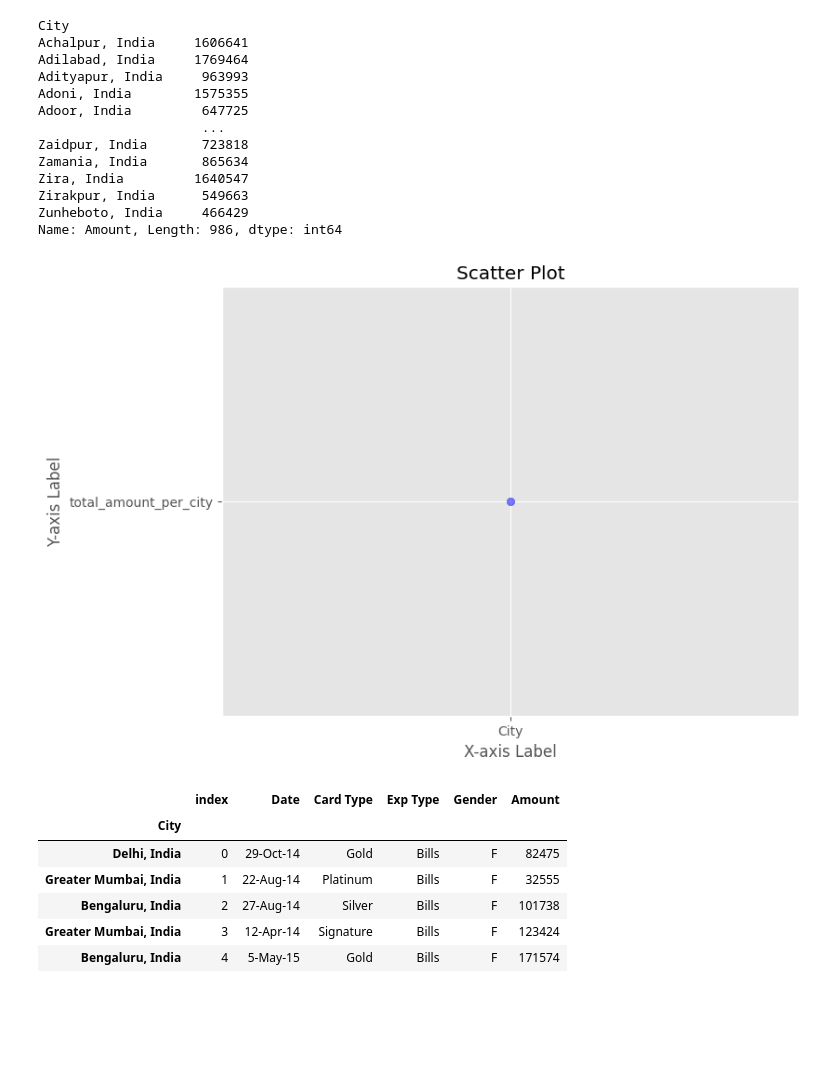
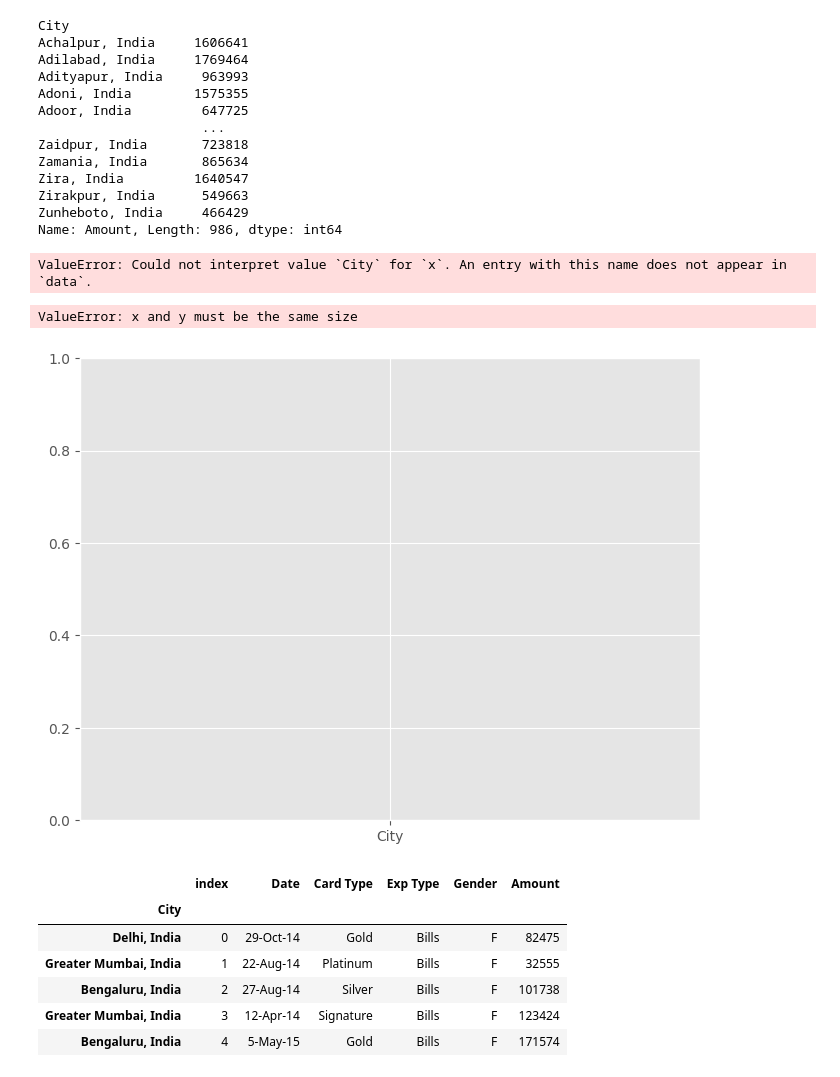
Before and after one commit to DeeptiVeena/Credit_Card_Analysis, a Jupyter notebook: Credit_card.ipynb, the cells around one changed output. Drawn from its saved outputs; the diff is of its cells as text; code cells hidden in the pictures; blank space fills up the shorter version.

```diff
--- a/Credit_card.ipynb
+++ b/Credit_card.ipynb
@@ -65,17 +65,23 @@ Zira, India         1640547
 Zirakpur, India      549663
 Zunheboto, India     466429
 Name: Amount, Length: 986, dtype: int64
-# %%
-total_amount_per_city = total_amount_per_city.values
+# %%
+sns.scatterplot(data=df, x='City', y ='total_amount_per_city')
+plt.tight_layout()
+plt.show()
+# %% [output]
+ValueError: Could not interpret value `City` for `x`. An entry with this name does not appear in `data`.
 # %%
+
 plt.figure(figsize=(8, 6))
-plt.scatter(x= 'City',y='total_amount_per_city', color='blue', alpha=0.5)  # Scatter plot with blue color and transparency
+plt.scatter(x= 'City',y=total_amount_per_city, color='blue', alpha=0.5)  # Scatter plot with blue color and transparency
 plt.title('Scatter Plot')
 plt.xlabel('X-axis Label')
 plt.ylabel('Y-axis Label')
 plt.show()
 # %% [output]
+ValueError: x and y must be the same size
-[figure, old version]
+[figure, new version]
 # %%
 # %% [output]
 |  | index | Date | Card Type | Exp Type | Gender | Amount |
```
